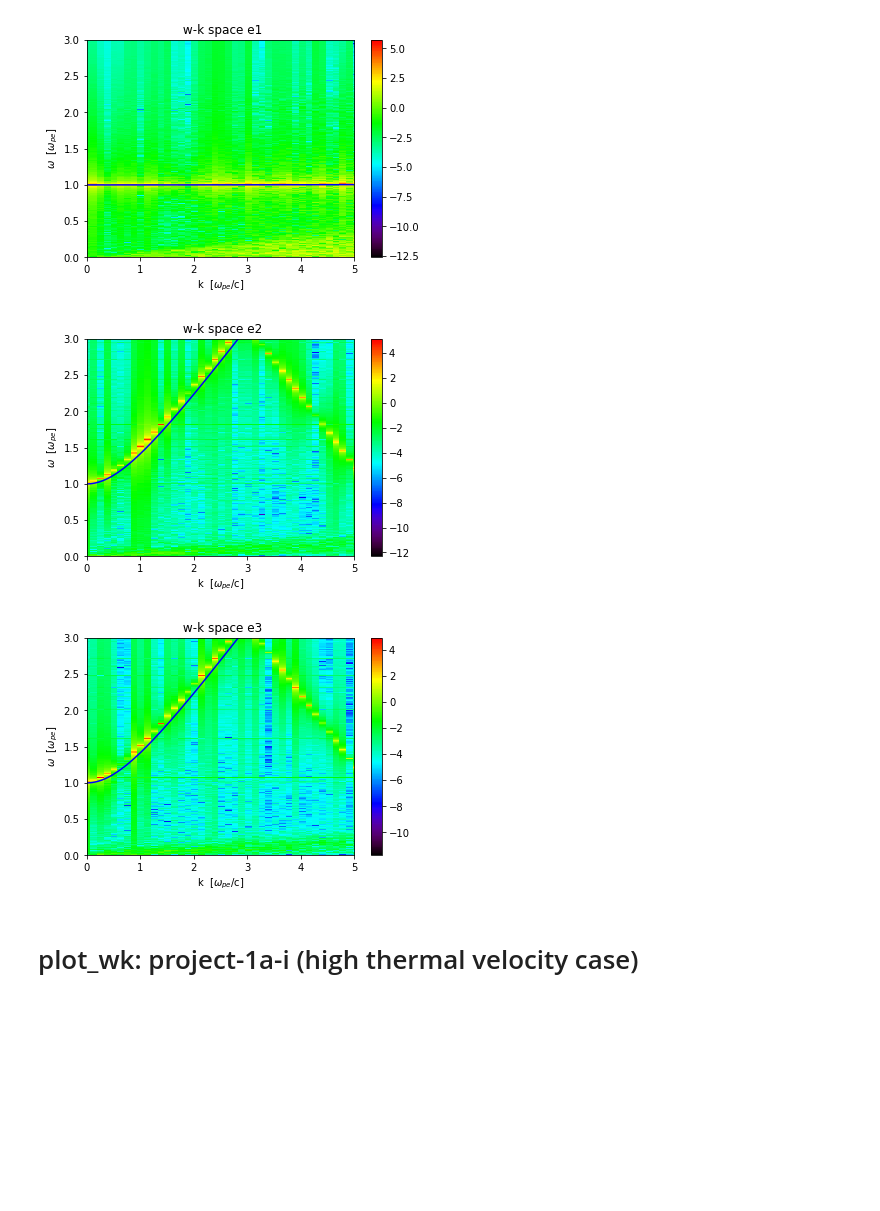
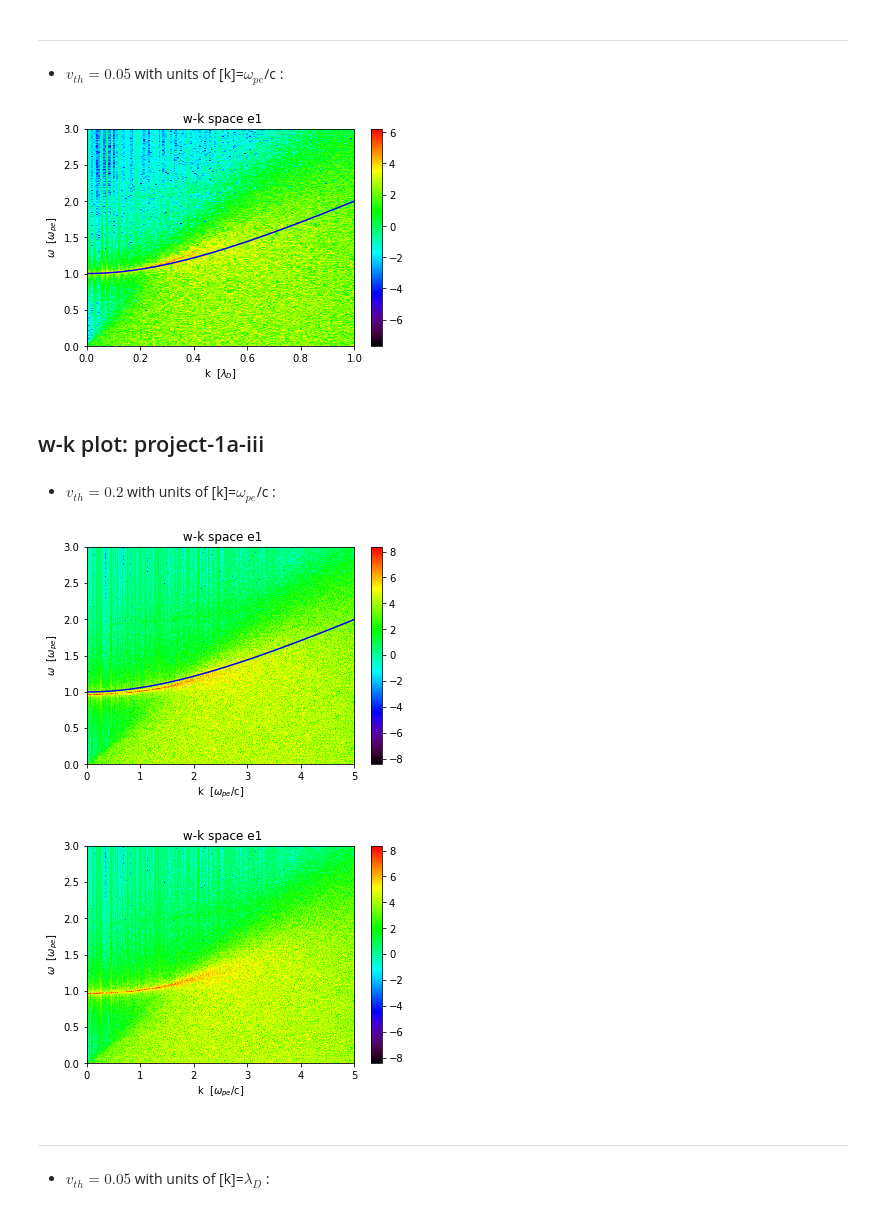
Before and after one commit to UCLA-Plasma-Simulation-Group/educational-codes, a Jupyter notebook: jupyter-docker/M185/project-1a/project-1a.ipynb, the cells around one changed output. Saved outputs shown, nothing was run; the diff lists cells and outputs as text; code cells hidden in the pictures; blank space fills up the shorter version.

Commit message:
Revisions to project-1a notebook and input decks

```diff
--- a/jupyter-docker/M185/project-1a/project-1a.ipynb
+++ b/jupyter-docker/M185/project-1a/project-1a.ipynb
@@ -34,12 +63,27 @@ runosiris completed normally...what a relief
+# %% [markdown]
+--------------
+
+* $v_{th} = 0.05$ with units of [k]=$\omega_{pe}$/c :
+# %%
+dirname = 'project-1a-ii'
+osiris.plot_wk(rundir=dirname, TITLE='', b0_mag=0.0, plot_or=1, show_theory=True, wlim=[0,3], klim=[0,1],
+               vth = 0.05, cmap='Rainbow', debye=True)
+# %% [output]
+[figure, added]
+# %% [markdown]
+## w-k plot: project-1a-iii
+# %% [markdown]
+* $v_{th} = 0.2$ with units of [k]=$\omega_{pe}$/c :
 # %%
-dirname = 'project-1a-i'
-osiris.plot_wk(rundir=dirname, TITLE='', b0_mag=0.0, plot_or=1, show_theory=True, wlim=3, klim=5, vth = 0.01)
-osiris.plot_wk(rundir=dirname, TITLE='', b0_mag=0.0, plot_or=2, show_theory=True, wlim=3, klim=5)
-osiris.plot_wk(rundir=dirname, TITLE='', b0_mag=0.0, plot_or=3, show_theory=True, wlim=3, klim=5)
+dirname = 'project-1a-iii'
+osiris.plot_wk(rundir=dirname, TITLE='', b0_mag=0.0, plot_or=1, show_theory=True, wlim=[0,3], klim = [0,5],
+               cmap='Rainbow', vth = 0.2)
+osiris.plot_wk(rundir=dirname, TITLE='', b0_mag=0.0, plot_or=1, show_theory=False, wlim=[0,3], klim = [0,5],
+               cmap='Rainbow', vth = 0.2)
 # %% [output]
-[figure, old version]
+[figure, new version]
-[figure, old version]
+[figure, new version]
-[figure, removed]
-# %% [markdown]
-# plot_wk: project-1a-i (high thermal velocity case)
+# %% [markdown]
+-------
+* $v_{th} = 0.05$ with units of [k]=$\lambda_D$ :
 # %%
```
Also changed, not shown: parts of 18 cells of this notebook, 1 other file.
